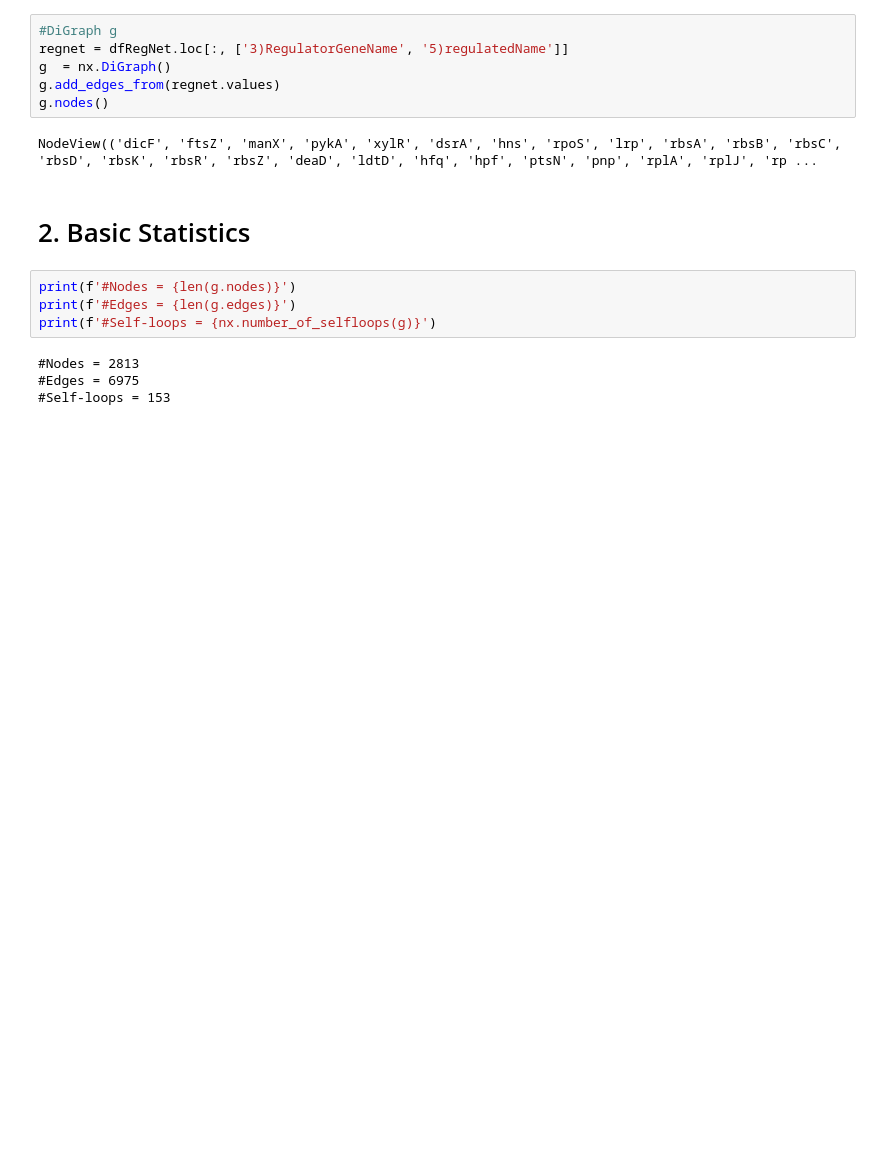
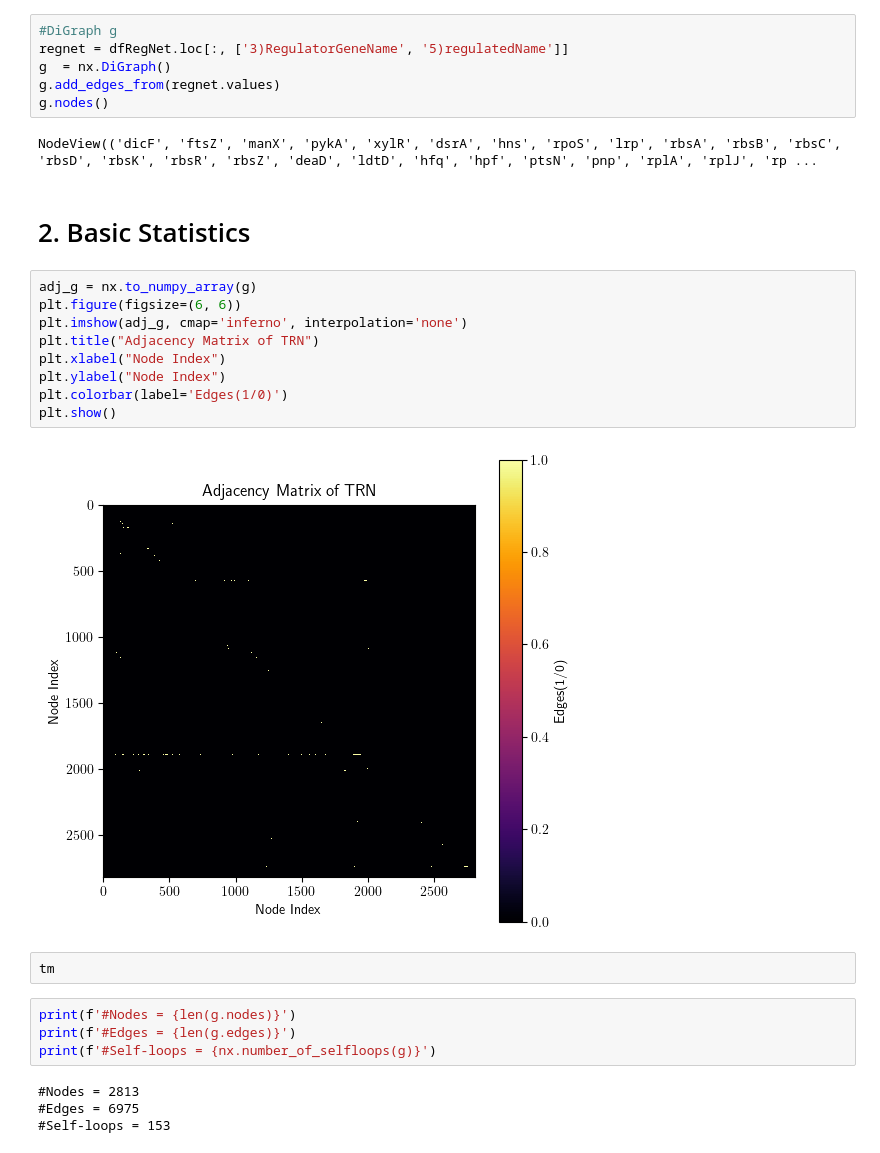
Before and after one commit to akshaysanjeevk/SysBio-course, a Jupyter notebook: hw1-RegDB.ipynb, the cells around one changed output. Drawn from its saved outputs; the diff is of its cells as text; blank space fills up the shorter version.

Commit message:
added adjacency matrix and saved grapml file

```diff
--- a/hw1-RegDB.ipynb
+++ b/hw1-RegDB.ipynb
@@ -43,6 +43,19 @@ g.nodes()
 NodeView(('dicF', 'ftsZ', 'manX', 'pykA', 'xylR', 'dsrA', 'hns', 'rpoS', 'lrp', 'rbsA', 'rbsB', 'rbsC', 'rbsD', 'rbsK', 'rbsR', 'rbsZ', 'deaD', 'ldtD', 'hfq', 'hpf', 'ptsN', 'pnp', 'rplA', 'rplJ', 'rp ...
 # %% [markdown]
 # 2. Basic Statistics
+# %%
+adj_g = nx.to_numpy_array(g)
+plt.figure(figsize=(6, 6))
+plt.imshow(adj_g, cmap='inferno', interpolation='none')
+plt.title("Adjacency Matrix of TRN")
+plt.xlabel("Node Index")
+plt.ylabel("Node Index")
+plt.colorbar(label='Edges(1/0)')
+plt.show()
+# %% [output]
+[figure, added]
+# %%
+tm
 # %%
 print(f'#Nodes = {len(g.nodes)}')
 print(f'#Edges = {len(g.edges)}')
```
